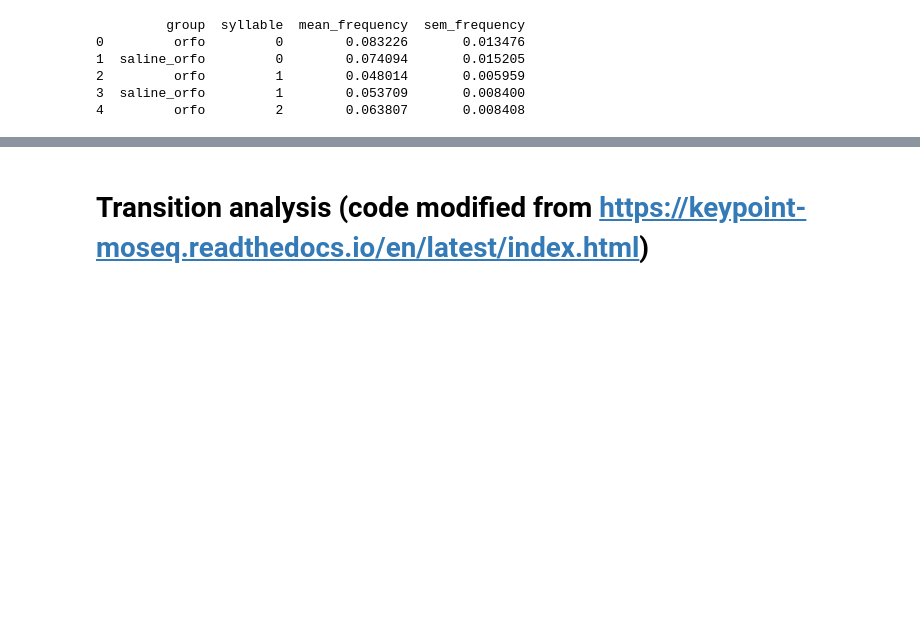
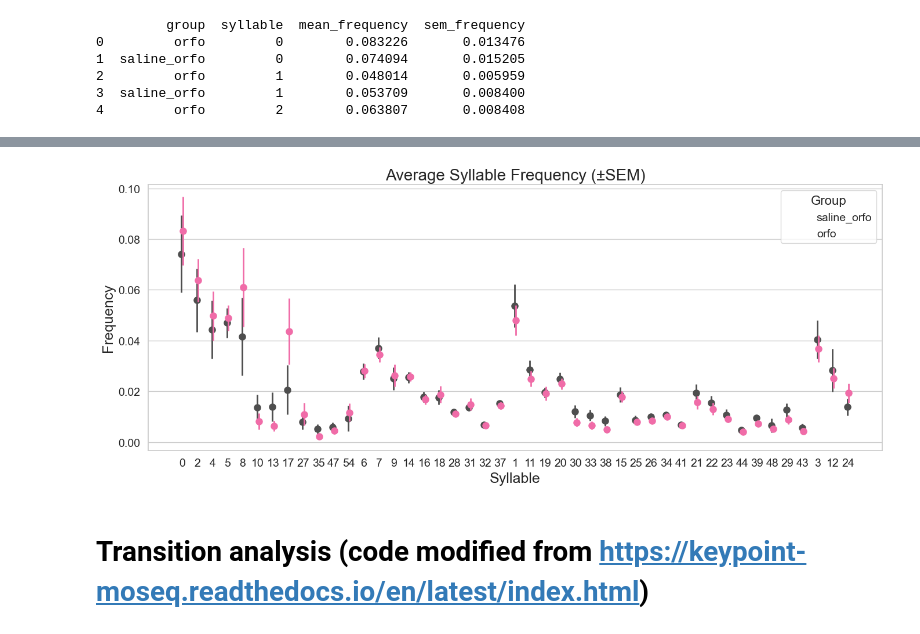
Before and after one commit to UVACircMetNeuLab/glp1r-reward-circuit, a Jupyter notebook: Syllable_analysis.ipynb, the cells around one changed output, grey strips where cells are left out. Cells and saved outputs as stored; diff of their text form; code cells hidden in the pictures; blank space fills up the shorter version.

Commit message:
Add files via upload
fixed name of csv, fixed bug in the plot code, added openpyxl import

```diff
--- a/Syllable_analysis.ipynb
+++ b/Syllable_analysis.ipynb
@@ -284,3 +216,71 @@ plt.show()
+# %%
+group_color_map = {
+    'orfo': "#F06CA8",
+    'saline_orfo': '#4E4E4E',
+}
+
+# Optional manual dodge offsets for groups
+group_offsets = {
+    'saline_orfo': -0.05,
+    'orfo': 0.05
+}
+
+plot_df = summary_df_full
+
+sns.set(style="whitegrid", font_scale=1.5)
+plt.figure(figsize=(14, 6))
+
+hue_order = ['saline_orfo','orfo']
+
+ax = sns.pointplot(
+    data=plot_df,
+    x='syllable',
+    y='mean_frequency',
+    hue='group',
+    dodge=True,
+    join=False,
+    palette=group_color_map,
+    errorbar=None,
+    markers='',
+    scale=1.2,
+    order=x_axis_order,
+    hue_order=hue_order
+)
+
+for i, syll in enumerate(x_axis_order):
+    for grp in hue_order:
+        row = plot_df[(plot_df['syllable'] == syll) & (plot_df['group'] == grp)]
+        if row.empty or pd.isna(row['mean_frequency'].values[0]):
+            continue
+
+        x = i + group_offsets[grp]
+        y = row['mean_frequency'].values[0]
+        sem_val = row['sem_frequency'].values[0]
+        color = group_color_map[grp]
+
+        plt.errorbar(
+            x=x,
+            y=y,
+            yerr=sem_val,
+            fmt='o',
+            ecolor=color,
+            markersize=8,
+            mec=color,
+            mfc=color,
+            linewidth=2,
+            zorder=3 if grp=='orfo' else 2
+        )
+
+plt.xlabel('Syllable', fontsize=18)
+plt.ylabel('Frequency', fontsize=18)
+plt.title('Average Syllable Frequency (±SEM)', fontsize=20)
+plt.xticks(fontsize=14)
+plt.yticks(fontsize=14)
+plt.legend(title='Group', fontsize=14, title_fontsize=16)
+plt.tight_layout()
+plt.show()
+# %% [output]
+[figure, added]
 # %% [markdown]
 # Transition analysis (code modified from https://keypoint-moseq.readthedocs.io/en/latest/index.html)
 # %%
```
Also changed, not shown: parts of 3 cells of this notebook.
